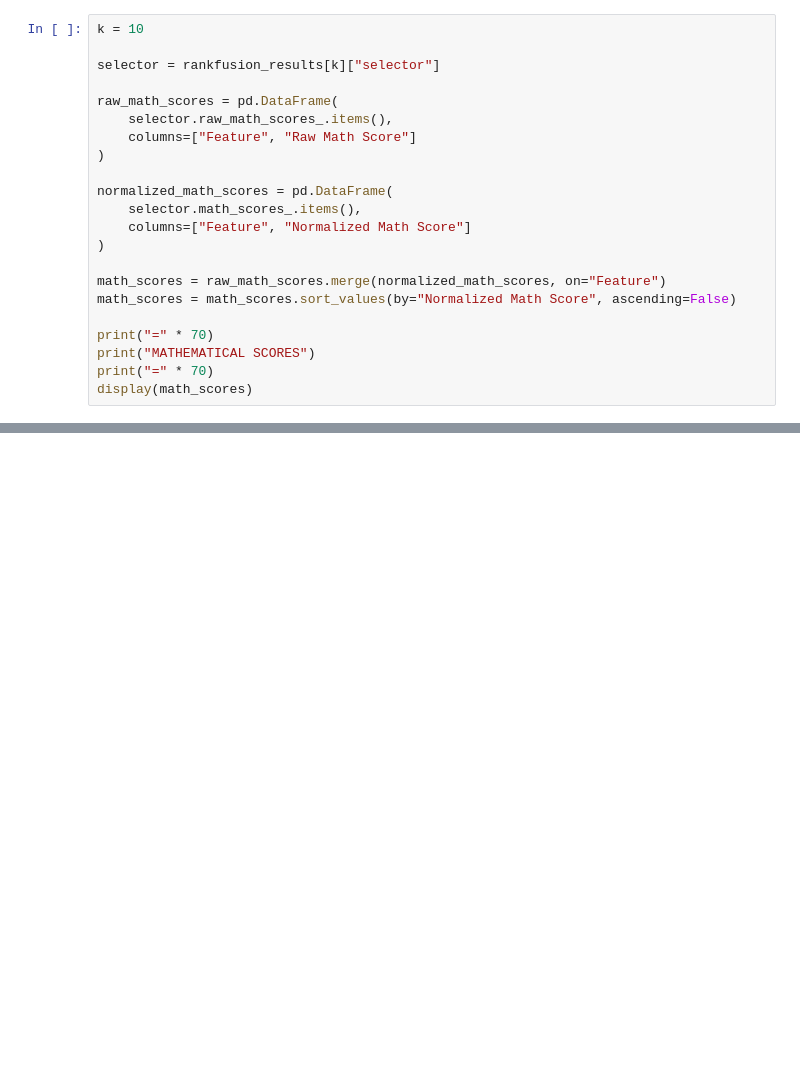
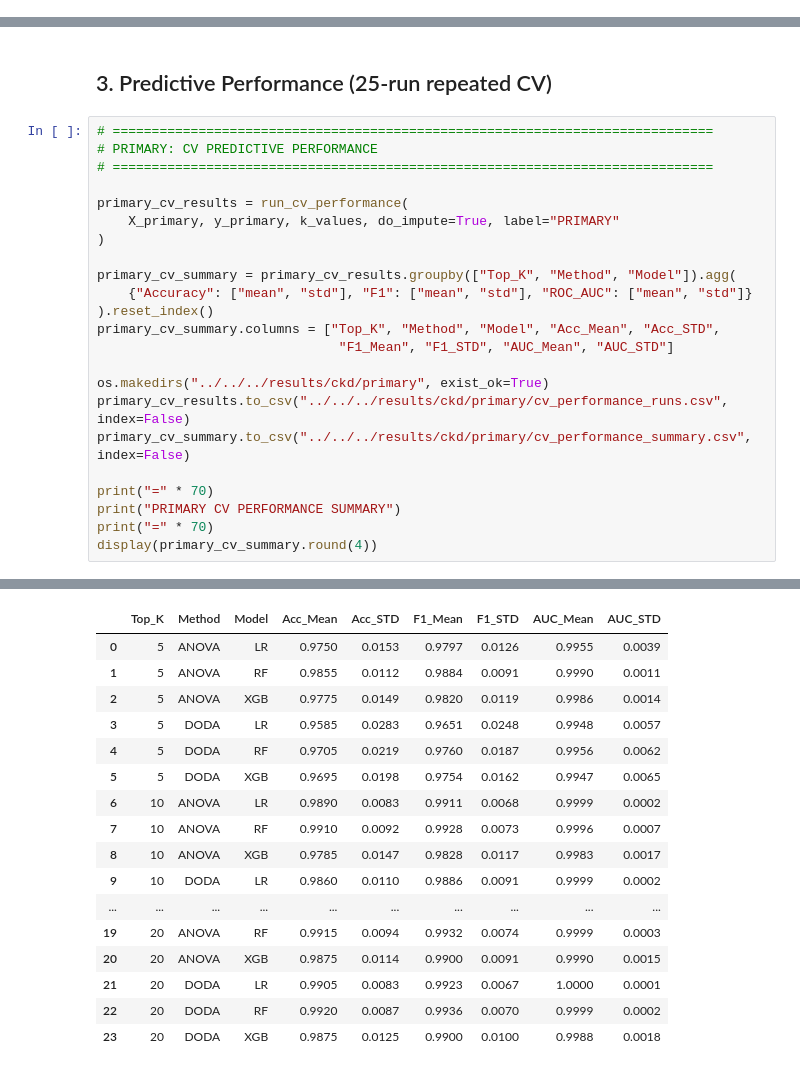
Before and after one commit to anandha-3679/msc_research, a Jupyter notebook: notebooks/angel/CKD/ckd_anova.ipynb, the cells around one changed output, grey strips where cells are left out. Saved outputs shown, nothing was run; the diff lists cells and outputs as text; blank space fills up the shorter version.

```diff
--- a/notebooks/angel/CKD/ckd_anova.ipynb
+++ b/notebooks/angel/CKD/ckd_anova.ipynb
@@ -683,22 +0,0 @@ This remains exactly the same, because Rank Fusion does not change how the mathe
-# %%
-k = 10
-
-selector = rankfusion_results[k]["selector"]
-
-raw_math_scores = pd.DataFrame(
-    selector.raw_math_scores_.items(),
-    columns=["Feature", "Raw Math Score"]
-)
-
-normalized_math_scores = pd.DataFrame(
-    selector.math_scores_.items(),
-    columns=["Feature", "Normalized Math Score"]
-)
-
-math_scores = raw_math_scores.merge(normalized_math_scores, on="Feature")
-math_scores = math_scores.sort_values(by="Normalized Math Score", ascending=False)
-
-print("=" * 70)
-print("MATHEMATICAL SCORES")
-print("=" * 70)
-display(math_scores)
@@ -1182,0 +573,26 @@ This CKD experiment shows that a domain-aware Rank Fusion layer can substantiall
+# %% [markdown]
+## 3. Predictive Performance (25-run repeated CV)
+# %%
+# =============================================================================
+# PRIMARY: CV PREDICTIVE PERFORMANCE
+# =============================================================================
+
+primary_cv_results = run_cv_performance(
+    X_primary, y_primary, k_values, do_impute=True, label="PRIMARY"
+)
+
+primary_cv_summary = primary_cv_results.groupby(["Top_K", "Method", "Model"]).agg(
+    {"Accuracy": ["mean", "std"], "F1": ["mean", "std"], "ROC_AUC": ["mean", "std"]}
+).reset_index()
+primary_cv_summary.columns = ["Top_K", "Method", "Model", "Acc_Mean", "Acc_STD",
+                               "F1_Mean", "F1_STD", "AUC_Mean", "AUC_STD"]
+
+os.makedirs("../../../results/ckd/primary", exist_ok=True)
+primary_cv_results.to_csv("../../../results/ckd/primary/cv_performance_runs.csv", index=False)
+primary_cv_summary.to_csv("../../../results/ckd/primary/cv_performance_summary.csv", index=False)
+
+print("=" * 70)
+print("PRIMARY CV PERFORMANCE SUMMARY")
+print("=" * 70)
+display(primary_cv_summary.round(4))
+# %% [output]
@@ -1182,0 +616,17 @@ This CKD experiment shows that a domain-aware Rank Fusion layer can substantiall
+|  | Top_K | Method | Model | Acc_Mean | Acc_STD | F1_Mean | F1_STD | AUC_Mean | AUC_STD |
+| 0 | 5 | ANOVA | LR | 0.9750 | 0.0153 | 0.9797 | 0.0126 | 0.9955 | 0.0039 |
+| 1 | 5 | ANOVA | RF | 0.9855 | 0.0112 | 0.9884 | 0.0091 | 0.9990 | 0.0011 |
+| 2 | 5 | ANOVA | XGB | 0.9775 | 0.0149 | 0.9820 | 0.0119 | 0.9986 | 0.0014 |
+| 3 | 5 | DODA | LR | 0.9585 | 0.0283 | 0.9651 | 0.0248 | 0.9948 | 0.0057 |
+| 4 | 5 | DODA | RF | 0.9705 | 0.0219 | 0.9760 | 0.0187 | 0.9956 | 0.0062 |
+| 5 | 5 | DODA | XGB | 0.9695 | 0.0198 | 0.9754 | 0.0162 | 0.9947 | 0.0065 |
+| 6 | 10 | ANOVA | LR | 0.9890 | 0.0083 | 0.9911 | 0.0068 | 0.9999 | 0.0002 |
+| 7 | 10 | ANOVA | RF | 0.9910 | 0.0092 | 0.9928 | 0.0073 | 0.9996 | 0.0007 |
+| 8 | 10 | ANOVA | XGB | 0.9785 | 0.0147 | 0.9828 | 0.0117 | 0.9983 | 0.0017 |
+| 9 | 10 | DODA | LR | 0.9860 | 0.0110 | 0.9886 | 0.0091 | 0.9999 | 0.0002 |
+| ... | ... | ... | ... | ... | ... | ... | ... | ... | ... |
+| 19 | 20 | ANOVA | RF | 0.9915 | 0.0094 | 0.9932 | 0.0074 | 0.9999 | 0.0003 |
+| 20 | 20 | ANOVA | XGB | 0.9875 | 0.0114 | 0.9900 | 0.0091 | 0.9990 | 0.0015 |
+| 21 | 20 | DODA | LR | 0.9905 | 0.0083 | 0.9923 | 0.0067 | 1.0000 | 0.0001 |
+| 22 | 20 | DODA | RF | 0.9920 | 0.0087 | 0.9936 | 0.0070 | 0.9999 | 0.0002 |
+| 23 | 20 | DODA | XGB | 0.9875 | 0.0125 | 0.9900 | 0.0100 | 0.9988 | 0.0018 |
```
Also changed, not shown: parts of 76 cells of this notebook.
